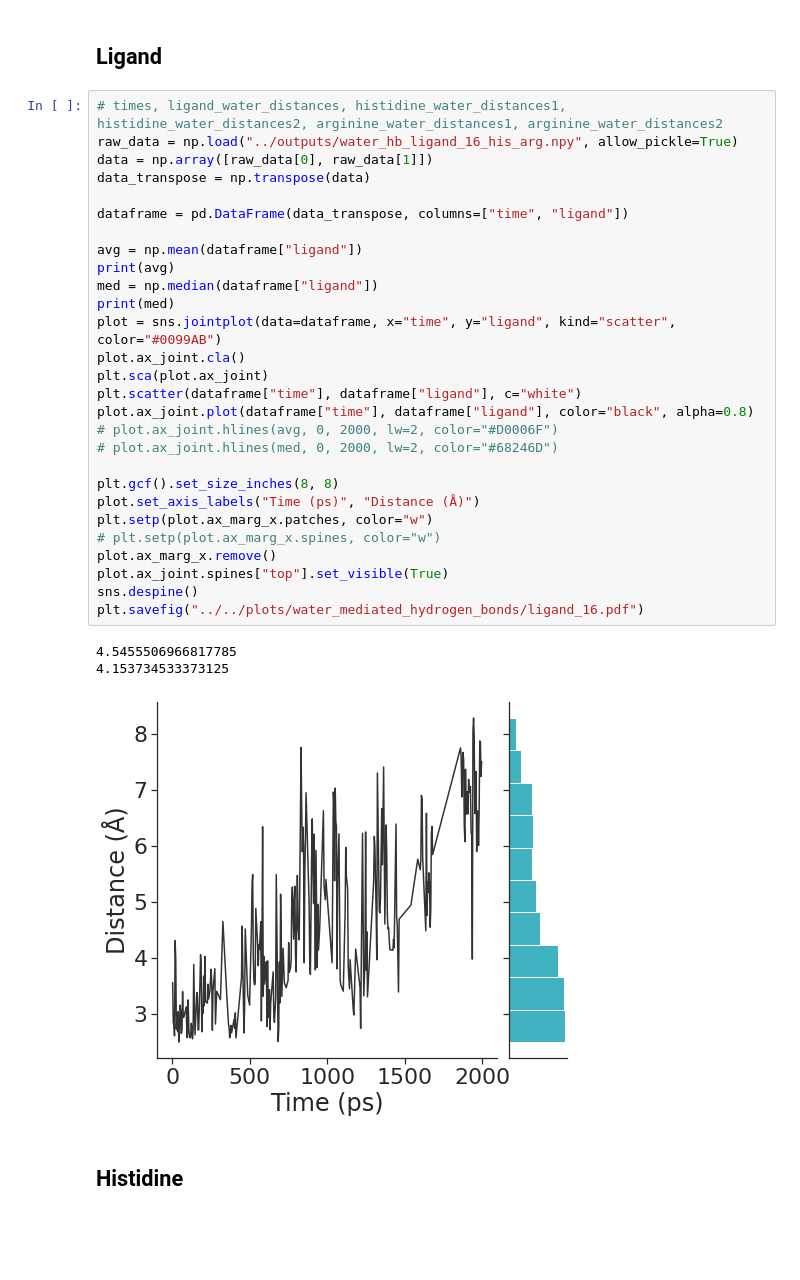
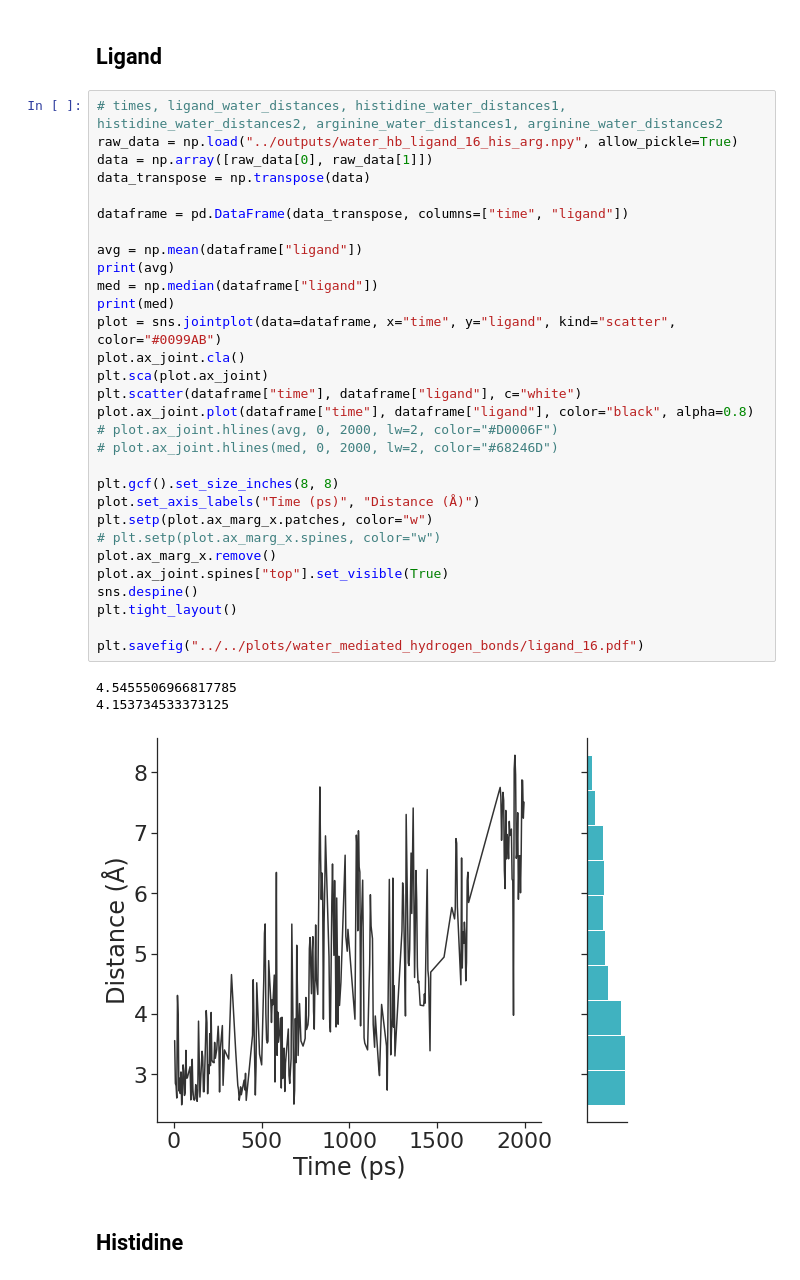
Before and after one commit to jasmin-guven/first_year_project, a Jupyter notebook: execution_model/scripts/plot_water_hbonds.ipynb, the cells around one changed output. Cells and saved outputs as stored; diff of their text form; blank space fills up the shorter version.

```diff
--- a/execution_model/scripts/plot_water_hbonds.ipynb
+++ b/execution_model/scripts/plot_water_hbonds.ipynb
@@ -271,34 +282,36 @@ plt.savefig("../../plots/water_mediated_hydrogen_bonds/lig15_arg1.pdf")
 # times, ligand_water_distances, histidine_water_distances1, histidine_water_distances2, arginine_water_distances1, arginine_water_distances2
 raw_data = np.load("../outputs/water_hb_ligand_16_his_arg.npy", allow_pickle=True)
 data = np.array([raw_data[0], raw_data[1]])
 data_transpose = np.transpose(data)
 
 dataframe = pd.DataFrame(data_transpose, columns=["time", "ligand"])
 
 avg = np.mean(dataframe["ligand"])
 print(avg)
 med = np.median(dataframe["ligand"])
 print(med)
 plot = sns.jointplot(data=dataframe, x="time", y="ligand", kind="scatter", color="#0099AB")
 plot.ax_joint.cla()
 plt.sca(plot.ax_joint)
 plt.scatter(dataframe["time"], dataframe["ligand"], c="white")
 plot.ax_joint.plot(dataframe["time"], dataframe["ligand"], color="black", alpha=0.8)
 # plot.ax_joint.hlines(avg, 0, 2000, lw=2, color="#D0006F")
 # plot.ax_joint.hlines(med, 0, 2000, lw=2, color="#68246D")
 
 plt.gcf().set_size_inches(8, 8)
 plot.set_axis_labels("Time (ps)", "Distance (Å)")
 plt.setp(plot.ax_marg_x.patches, color="w")
 # plt.setp(plot.ax_marg_x.spines, color="w")
 plot.ax_marg_x.remove()
 plot.ax_joint.spines["top"].set_visible(True)
 sns.despine()
+plt.tight_layout()
+
 plt.savefig("../../plots/water_mediated_hydrogen_bonds/ligand_16.pdf")
 # %% [output]
 4.5455506966817785
 4.153734533373125
-[figure, old version]
+[figure, new version]
 # %% [markdown]
 ## Histidine
 # %%
```
Also changed, not shown: parts of 8 cells of this notebook, 9 other files.
